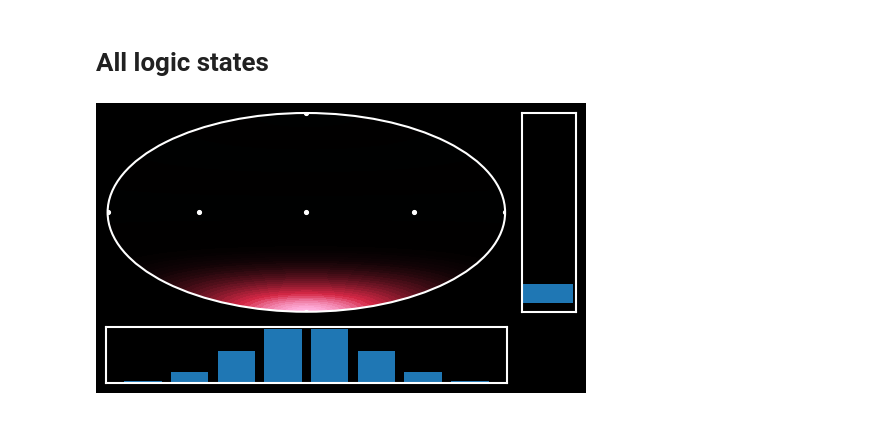
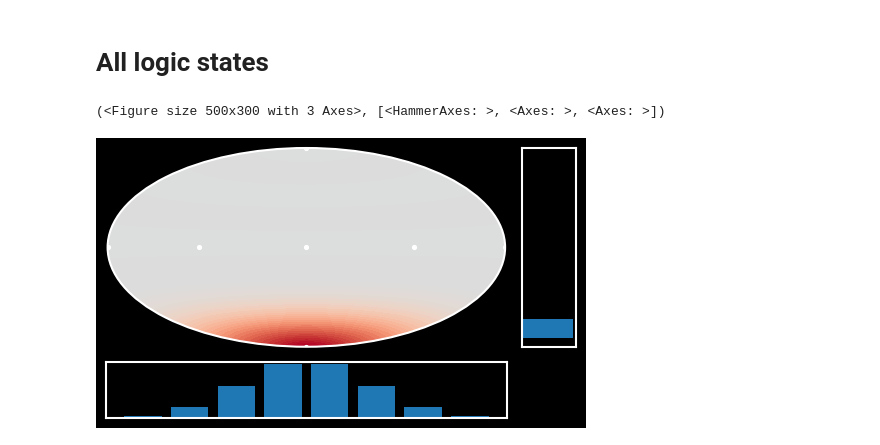
Before and after one commit to arjenvaartjes/Psyduck, a Jupyter notebook: examples/cat qubit/CatQubitStatesAndGates.ipynb, the cells around one changed output. Drawn from its saved outputs; the diff is of its cells as text; code cells hidden in the pictures.

```diff
--- a/examples/cat qubit/CatQubitStatesAndGates.ipynb
+++ b/examples/cat qubit/CatQubitStatesAndGates.ipynb
@@ -404,11 +7,12 @@ class CatQubit():
 # All logic states
 # %%
 CatQB = CatQubit()
-CatQB.set_black_blackground()
+# CatQB.set_black_blackground()
 CatQB.initialize()
 CatQB.plot_state()
 # %% [output]
+(<Figure size 500x300 with 3 Axes>, [<HammerAxes: >, <Axes: >, <Axes: >])
-[figure, old version]
+[figure, new version]
 # %%
 CatQB.initialize()
 CatQB.encode()
```
Also changed, not shown: parts of 9 cells of this notebook, 7 other files.
